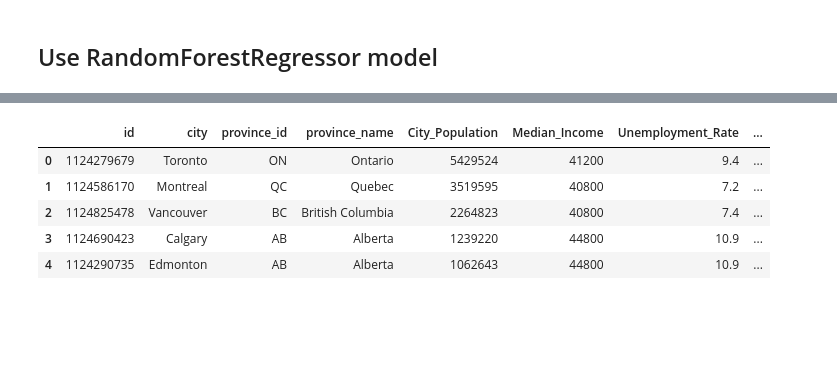
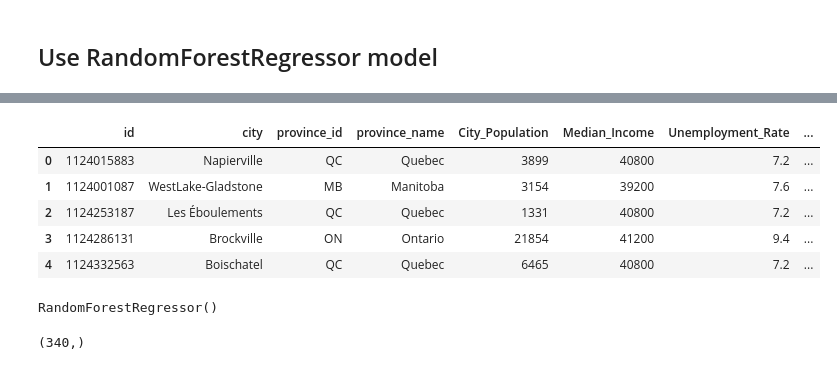
Before and after one commit to JorMerr/EV_charging_locations, a Jupyter notebook: ML-model.ipynb, the cells around one changed output, grey strips where cells are left out. Saved outputs shown, nothing was run; the diff lists cells and outputs as text; code cells hidden in the pictures; blank space fills up the shorter version.

```diff
--- a/ML-model.ipynb
+++ b/ML-model.ipynb
@@ -126,5 +89,9 @@ encode_df.head()
 # %%
 # Merge the incentive_status_YES column back to original dataframe and drop the original incentives_status column
-features_df = features_df.merge(encode_df, left_index=True, right_index=True)
-features_df = features_df.drop(columns=["incentives_status", "incentives_status_NO"], axis=1)
-features_df.head()
+features_train = features_train.merge(encode_df, left_index=True, right_index=True)
+features_train = features_train.drop(columns=["incentives_status", "incentives_status_NO"], axis=1)
+# features_train.head()
+
+# Merge the unseen incentives back to unseen features
+features_unseen = features_unseen.merge(unseen_encode, left_index=True, right_index=True)
+features_unseen = features_unseen.drop(columns=["incentives_status", "incentives_status_NO"], axis=1)
@@ -138,7 +98,7 @@ features_df.head()
 # %%
 # Split preprocessed data and define target variable and features
-y = features_df["City_EV_stations_locations"]
-X = features_df.drop(["City_EV_stations_locations"],axis=1).values
+y = features_train["City_EV_stations_locations"]
+X = features_train.drop(["City_EV_stations_locations"],axis=1).values
 # %% [markdown]
 ## Use RandomForestRegressor model
 # %%
@@ -175,4 +135,3 @@ regr.score(X, y)
 # %%
-# Integrate predictions to EV_stations_df dataframe
-EV_stations_df["model_predictions"] = y_pred
-EV_stations_df
+# Integrate predictions to features_data dataframe
+features_data["model_predictions"] = y_pred
@@ -193,18 +138,17 @@ EV_stations_df
 # %%
-# Reorder columns to provide direct comparison of existing EV_charing_locations to model predictions
-EV_stations_df.columns
-EV_stations_df = EV_stations_df[['id', 'city', 'province_id', 'province_name', 'City_Population',
+# # Reorder columns to provide direct comparison of existing EV_charing_locations to model predictions
+features_data = features_data[['id', 'city', 'province_id', 'province_name', 'City_Population',
        'Median_Income', 'Unemployment_Rate', 'City_Electricity_Rate',
        'City_EV_registrations','incentives_status', 'EV_Per_Province', 'No_Certificate_perc',
        'Secondary_HS_perc', 'Apprenticeship_perc', 'College_CEGEP_perc',
        'Univ_diploma_Below_Bachelor_perc', 'Univ_diploma_Above_Bachelor_perc',
        'City_EV_stations_locations','model_predictions']]
 # %%
-EV_stations_df.head()
+features_data.head()
 # %% [output]
 |  | id | city | province_id | province_name | City_Population | Median_Income | Unemployment_Rate | ... |
-| 0 | 1124279679 | Toronto | ON | Ontario | 5429524 | 41200 | 9.4 | ... |
-| 1 | 1124586170 | Montreal | QC | Quebec | 3519595 | 40800 | 7.2 | ... |
-| 2 | 1124825478 | Vancouver | BC | British Columbia | 2264823 | 40800 | 7.4 | ... |
-| 3 | 1124690423 | Calgary | AB | Alberta | 1239220 | 44800 | 10.9 | ... |
-| 4 | 1124290735 | Edmonton | AB | Alberta | 1062643 | 44800 | 10.9 | ... |
+| 0 | 1124015883 | Napierville | QC | Quebec | 3899 | 40800 | 7.2 | ... |
+| 1 | 1124001087 | WestLake-Gladstone | MB | Manitoba | 3154 | 39200 | 7.6 | ... |
+| 2 | 1124253187 | Les Éboulements | QC | Quebec | 1331 | 40800 | 7.2 | ... |
+| 3 | 1124286131 | Brockville | ON | Ontario | 21854 | 41200 | 9.4 | ... |
+| 4 | 1124332563 | Boischatel | QC | Quebec | 6465 | 40800 | 7.2 | ... |
@@ -217,3 +168,11 @@ EV_station_predictions = "station_prediction_model.pkl"
 
 with open(EV_station_predictions, 'wb') as file:
     pickle.dump(regr, file)
+# %%
+# Load the model
+with open(EV_station_predictions, 'rb') as file:
+    prediction_model = pickle.load(file)
+
+prediction_model
+# %% [output]
+RandomForestRegressor()
@@ -219,0 +183,6 @@ with open(EV_station_predictions, 'wb') as file:
+# %%
+# Use the reloaded model to calculate accuracy score and predict target values
+predictions = prediction_model.predict(X_test)
+print(predictions.shape)
+# %% [output]
+(340,)
```
Also changed, not shown: parts of 20 cells of this notebook, 5 other files.
